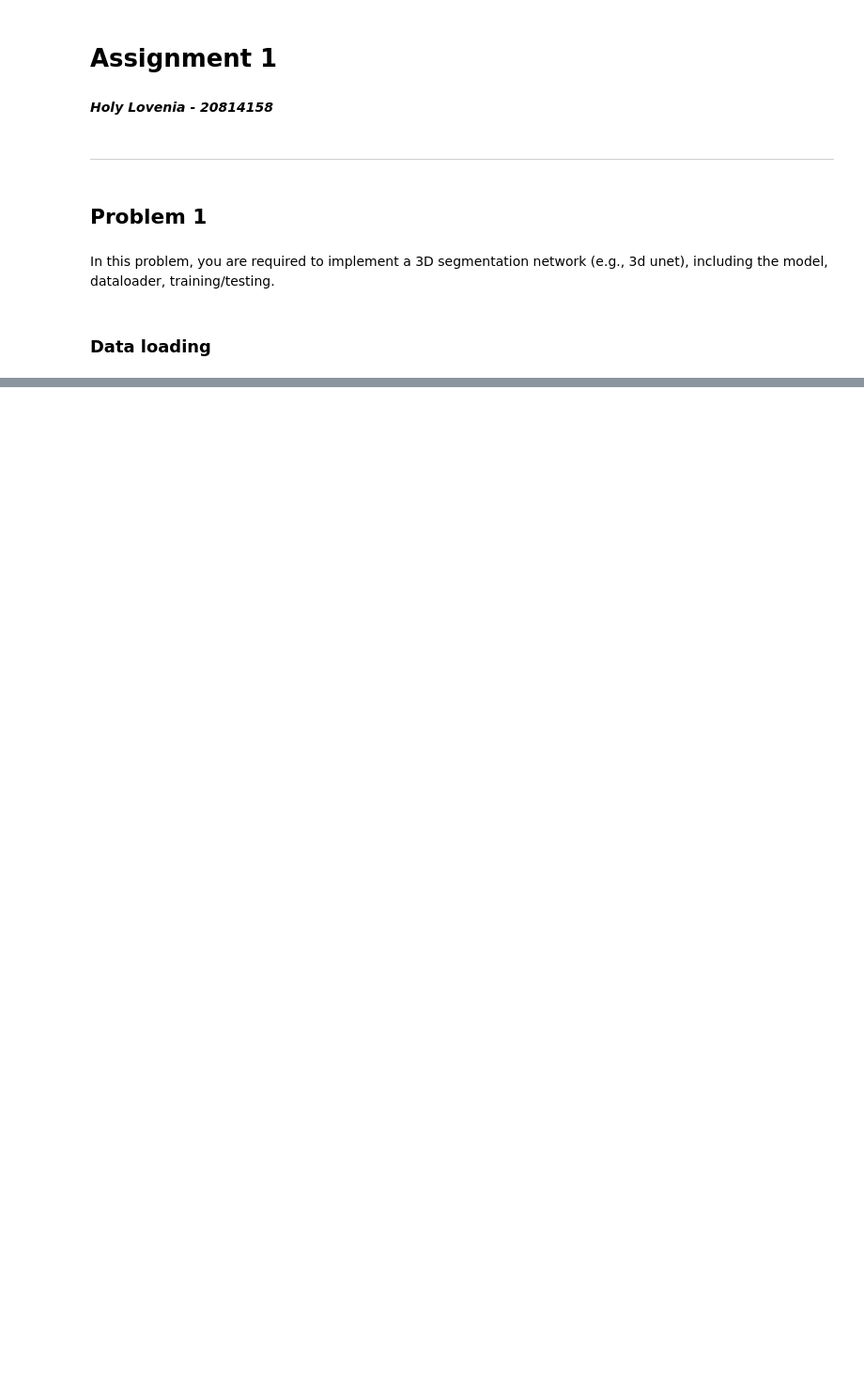
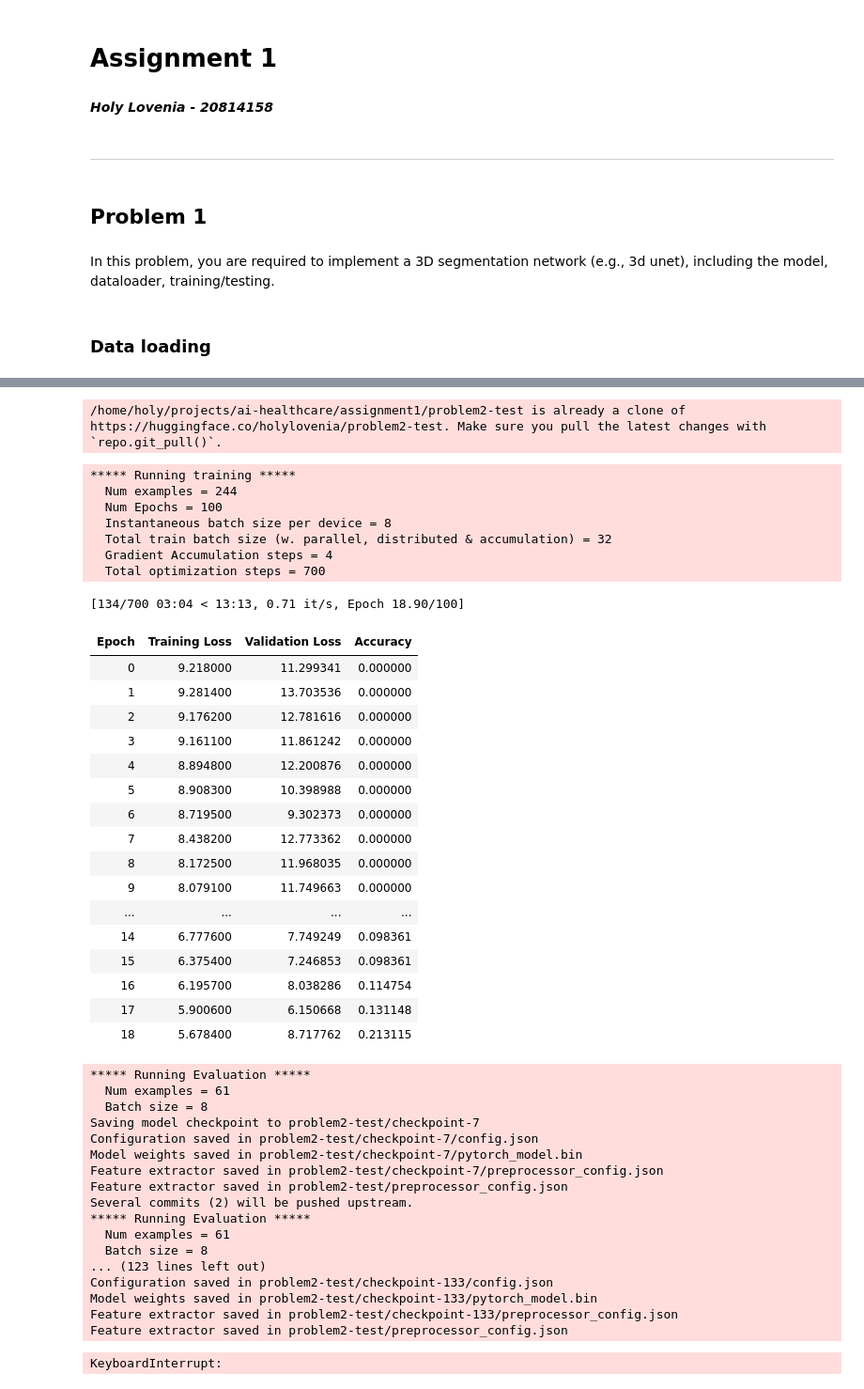
Before and after one commit to holylovenia/ai-healthcare, a Jupyter notebook: assignment1/solution.ipynb, the cells around one changed output, grey strips where cells are left out. Shown at 94% size. Drawn from its saved outputs; the diff is of its cells as text; code cells hidden in the pictures; blank space fills up the shorter version.

Commit message:
Add problem 2 base code

```diff
--- a/assignment1/solution.ipynb
+++ b/assignment1/solution.ipynb
@@ -683,0 +746,5 @@ result_log
+# %%
+proc_datasets = raw_datasets
+proc_datasets["train"].set_transform(preprocess_train)
+proc_datasets["valid"].set_transform(preprocess_eval)
+proc_datasets["test"].set_transform(preprocess_eval)
@@ -683,0 +776,73 @@ result_log
+# %%
+def compute_metrics(eval_pred):
+    """Computes accuracy on a batch of predictions"""
+    predictions = np.argmax(eval_pred.predictions, axis=1)
+    return metric.compute(predictions=predictions, references=eval_pred.label_ids)
+# %%
+def collate_fn(examples):
+    pixel_values = torch.stack([example["pixel_values"] for example in examples])
+    labels = torch.tensor([example["label"] for example in examples])
+    return {"pixel_values": pixel_values, "labels": labels}
+# %%
+trainer = Trainer(
+    model,
+    args,
+    train_dataset=proc_datasets["train"],
+    eval_dataset=proc_datasets["valid"],
+    tokenizer=feature_extractor,
+    compute_metrics=compute_metrics,
+    data_collator=collate_fn,
+)
+# %% [output]
+/home/holy/projects/ai-healthcare/assignment1/problem2-test is already a clone of https://huggingface.co/holylovenia/problem2-test. Make sure you pull the latest changes with `repo.git_pull()`.
+# %%
+train_results = trainer.train()
+# rest is optional but nice to have
+trainer.save_model()
+trainer.log_metrics("train", train_results.metrics)
+trainer.save_metrics("train", train_results.metrics)
+trainer.save_state()
+# %% [output]
+***** Running training *****
+  Num examples = 244
+  Num Epochs = 100
+  Instantaneous batch size per device = 8
+  Total train batch size (w. parallel, distributed & accumulation) = 32
+  Gradient Accumulation steps = 4
+  Total optimization steps = 700
+[134/700 03:04 < 13:13, 0.71 it/s, Epoch 18.90/100]
+| Epoch | Training Loss | Validation Loss | Accuracy |
+| 0 | 9.218000 | 11.299341 | 0.000000 |
+| 1 | 9.281400 | 13.703536 | 0.000000 |
+| 2 | 9.176200 | 12.781616 | 0.000000 |
+| 3 | 9.161100 | 11.861242 | 0.000000 |
+| 4 | 8.894800 | 12.200876 | 0.000000 |
+| 5 | 8.908300 | 10.398988 | 0.000000 |
+| 6 | 8.719500 | 9.302373 | 0.000000 |
+| 7 | 8.438200 | 12.773362 | 0.000000 |
+| 8 | 8.172500 | 11.968035 | 0.000000 |
+| 9 | 8.079100 | 11.749663 | 0.000000 |
+| ... | ... | ... | ... |
+| 14 | 6.777600 | 7.749249 | 0.098361 |
+| 15 | 6.375400 | 7.246853 | 0.098361 |
+| 16 | 6.195700 | 8.038286 | 0.114754 |
+| 17 | 5.900600 | 6.150668 | 0.131148 |
+| 18 | 5.678400 | 8.717762 | 0.213115 |
+***** Running Evaluation *****
+  Num examples = 61
+  Batch size = 8
+Saving model checkpoint to problem2-test/checkpoint-7
+Configuration saved in problem2-test/checkpoint-7/config.json
+Model weights saved in problem2-test/checkpoint-7/pytorch_model.bin
+Feature extractor saved in problem2-test/checkpoint-7/preprocessor_config.json
+Feature extractor saved in problem2-test/preprocessor_config.json
+Several commits (2) will be pushed upstream.
+***** Running Evaluation *****
+  Num examples = 61
+  Batch size = 8
+... (123 lines left out)
+Configuration saved in problem2-test/checkpoint-133/config.json
+Model weights saved in problem2-test/checkpoint-133/pytorch_model.bin
+Feature extractor saved in problem2-test/checkpoint-133/preprocessor_config.json
+Feature extractor saved in problem2-test/preprocessor_config.json
+KeyboardInterrupt:
```
Also changed, not shown: parts of 24 cells of this notebook.
